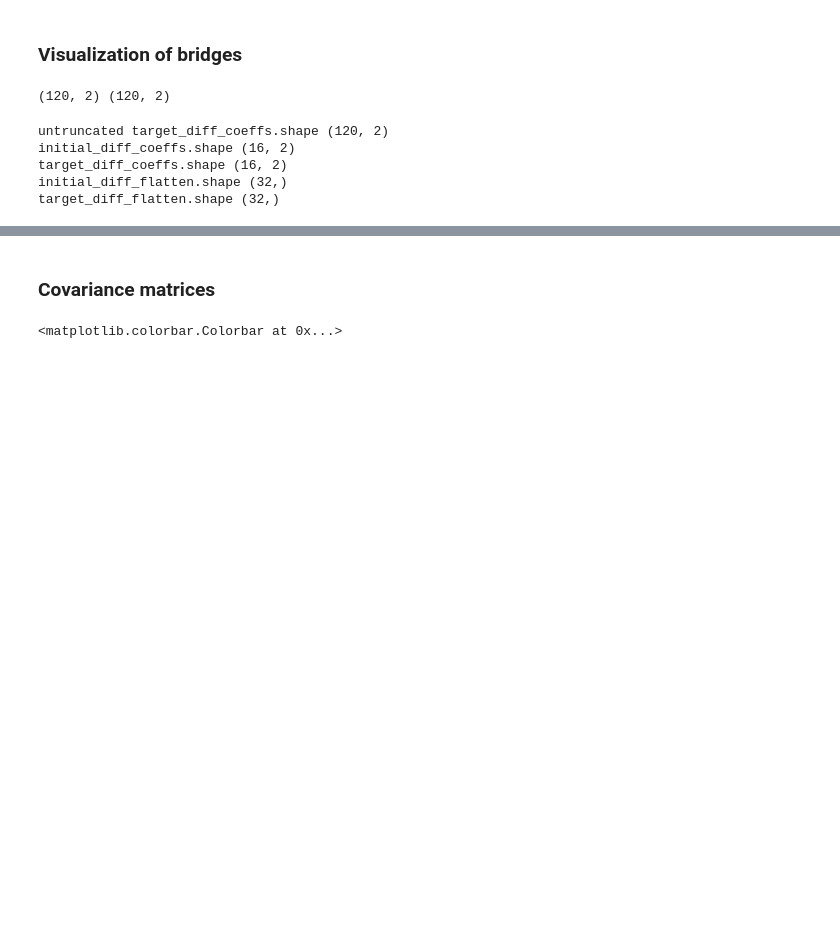
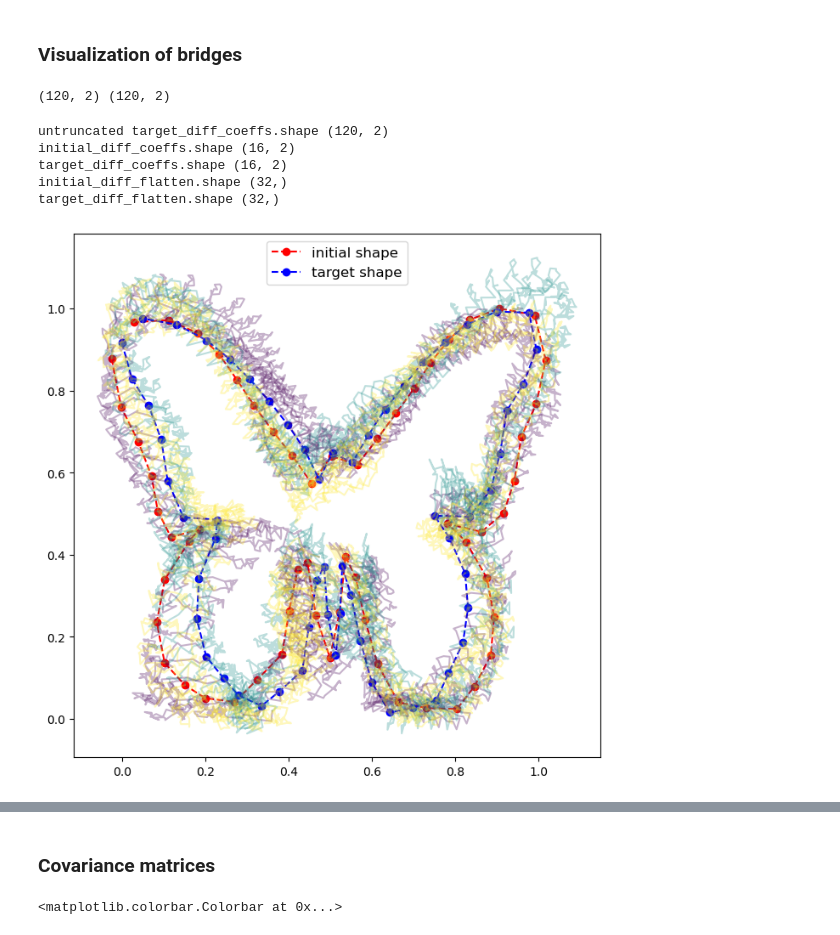
Before and after one commit to libbylbaker/infsdebridge, a Jupyter notebook: sdebridge/notebooks/plot_figures.ipynb, the cells around one changed output, grey strips where cells are left out. Cells and saved outputs as stored; diff of their text form; code cells hidden in the pictures; blank space fills up the shorter version.

Commit message:
Changes to unconditional forward trajectories and extra plotting helpers

```diff
--- a/sdebridge/notebooks/plot_figures.ipynb
+++ b/sdebridge/notebooks/plot_figures.ipynb
@@ -102,10 +102,8 @@ for n_bases in [8, 16, 24]:
 (128, 2)
 # %%
 from sdebridge.plotting import set_style
-from tueplots import figsizes
 
 set_style()
-plt.rcParams.update(figsizes.icml2024_half())
 
 fig, ax = plt.subplots(3, 6)
 for i in range(3):
@@ -121,7 +119,7 @@ for j in range(3):
     ax[j, 0].set_ylabel(fr"N={j*8+8}")
 
 fig.suptitle(
-    r"Unconditional Forward Trajectories ($\sigma=0.2$)",
+    r"Unconditional Forward Trajectories ($\sigma=0.2$)"
 )
 # %% [output]
 Text(0.5, 0.98, 'Unconditional Forward Trajectories ($\\sigma=0.2$)')
@@ -273,0 +272,40 @@ fig.savefig("../figures/unconditional_trajs_different_sigma.pdf", dpi=150)
+# %%
+score_p_state_16 = load_ckpts('/home/gefan/Projects/sdebridge/sdebridge/ckpts/score_p_16_bases')
+# %%
+@partial(jax.jit, backend='gpu')
+def score_p(val, time):
+    score_output = score_p_state_16.apply_fn(
+        {"params": score_p_state_16.params, "batch_stats": score_p_state_16.batch_stats},
+        x_complex=val,
+        t=time,
+        train=False
+    )
+    score_real, score_imag = jnp.split(score_output, 2, axis=-1)
+    score = score_real + 1j * score_imag
+    return score
+
+backward_bridge = bridge.simulate_backward_bridge(
+    initial_val=initial_diff_flatten,
+    terminal_val=target_diff_flatten,
+    score_p=score_p,
+    num_batches=64,
+)
+
+backward_bridge_diff_coeffs = backward_bridge["trajectories"]
+backward_traj = reconstruct_trajectories(
+    backward_bridge_diff_coeffs,
+    initial_butterfly
+)
+# %%
+fig, ax = plt.subplots(1, 1, figsize=(8, 8))
+cmap = colormaps.get_cmap('viridis')
+colors = cmap(jnp.linspace(0, 1, 3))
+ax.plot(backward_traj[0, 0, ::2, 0], backward_traj[0, 0, ::2, 1], color='r', marker='o', linestyle='--', label='initial shape')
+ax.plot(backward_traj[0, -1, ::2, 0], backward_traj[0, -1, ::2, 1], color='b', marker='o', linestyle='--', label='target shape')
+for i in range(3):
+    for j in range(backward_traj.shape[-2]):
+        ax.plot(backward_traj[i, :, j, 0], backward_traj[i, :, j, 1], color=colors[i], alpha=0.3)
+ax.legend(fontsize=12)
+fig.savefig("../figures/bridge_visualization.png", dpi=100, bbox_inches='tight')
+# %% [output]
+[figure, added]
```
Also changed, not shown: parts of 4 cells of this notebook.
